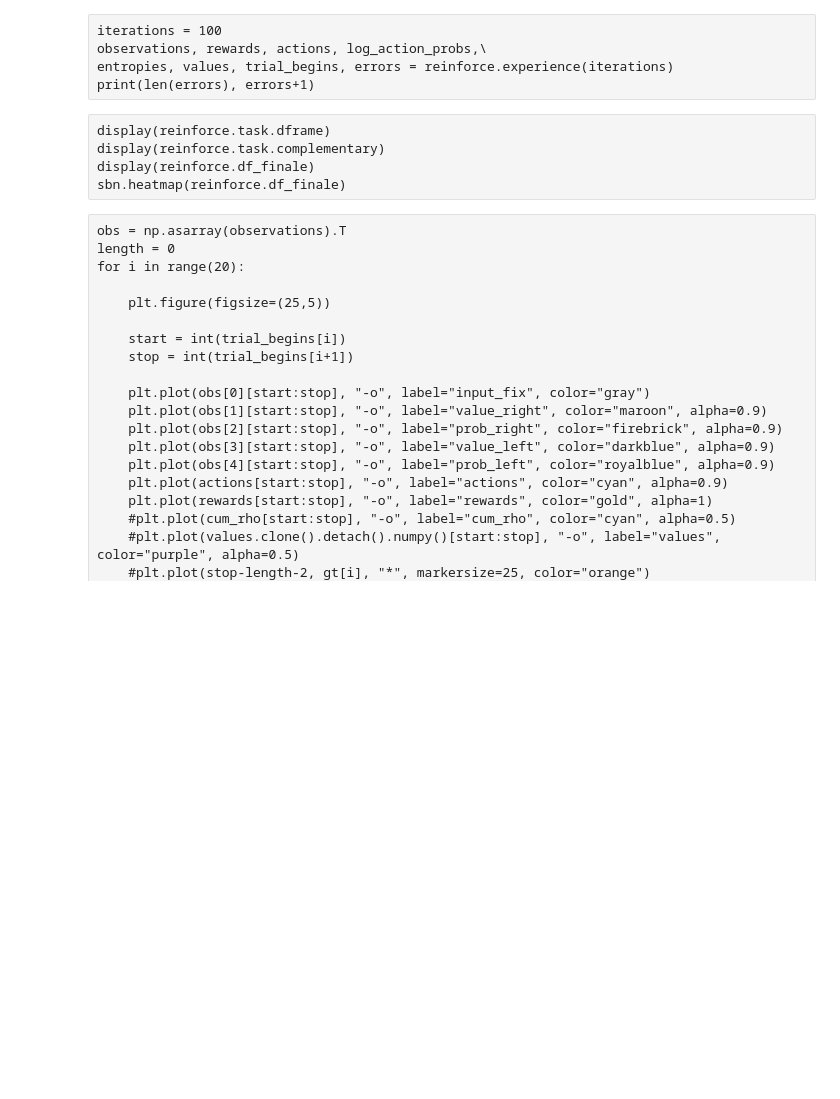
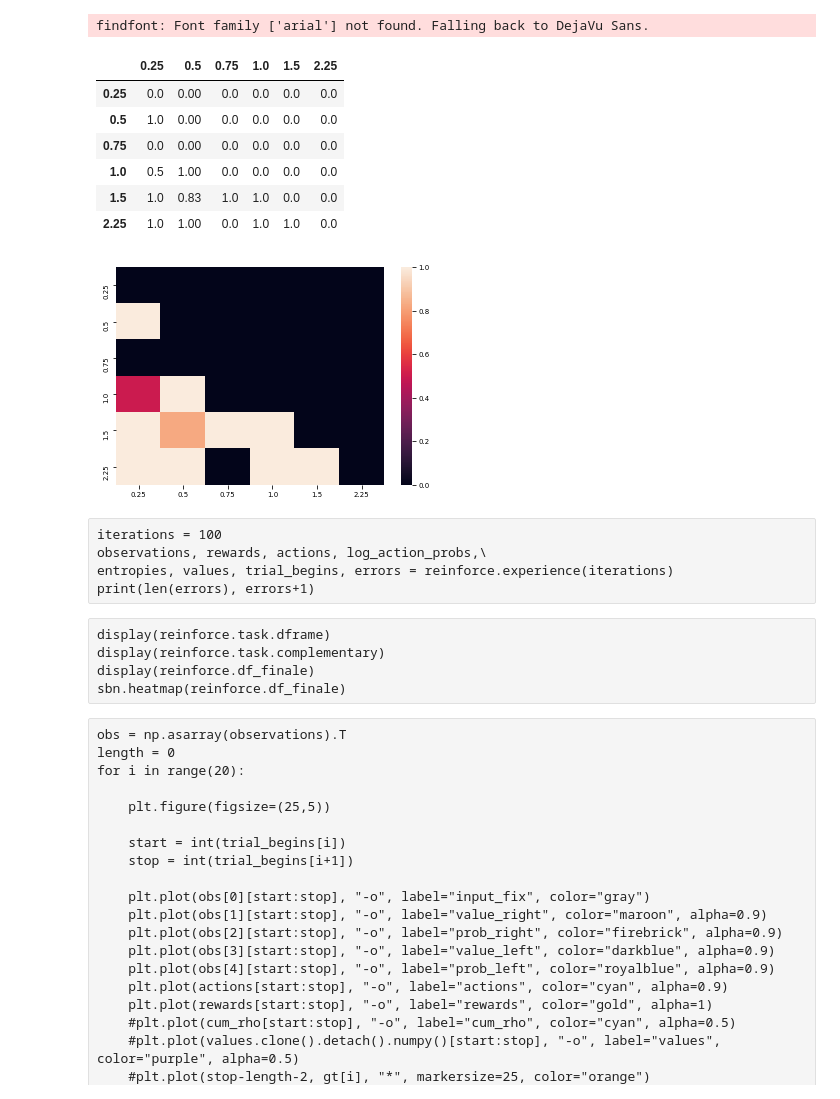
Before and after one commit to MartiniMarittimo/ActorCritic_MONKEYtask, a Jupyter notebook: prove.ipynb, the cells around one changed output. Cells and saved outputs as stored; diff of their text form; code cells hidden in the pictures; blank space fills up the shorter version.

```diff
--- a/prove.ipynb
+++ b/prove.ipynb
@@ -13,6 +14,20 @@ import importlib
 
 import FullRankRNN as rnn
 import Reinforce as rln
+# %%
+df = pd.read_pickle('training_heatmap.pkl')
+sbn.heatmap(df)
+display(df)
+# %% [output]
+findfont: Font family ['arial'] not found. Falling back to DejaVu Sans.
+|  | 0.25 | 0.5 | 0.75 | 1.0 | 1.5 | 2.25 |
+| 0.25 | 0.0 | 0.00 | 0.0 | 0.0 | 0.0 | 0.0 |
+| 0.5 | 1.0 | 0.00 | 0.0 | 0.0 | 0.0 | 0.0 |
+| 0.75 | 0.0 | 0.00 | 0.0 | 0.0 | 0.0 | 0.0 |
+| 1.0 | 0.5 | 1.00 | 0.0 | 0.0 | 0.0 | 0.0 |
+| 1.5 | 1.0 | 0.83 | 1.0 | 1.0 | 0.0 | 0.0 |
+| 2.25 | 1.0 | 1.00 | 0.0 | 1.0 | 1.0 | 0.0 |
+[figure, added]
 # %%
 reinforce = rln.REINFORCE()
 # %% [raw]
```
Also changed, not shown: parts of 3 cells of this notebook, 1 other file.
